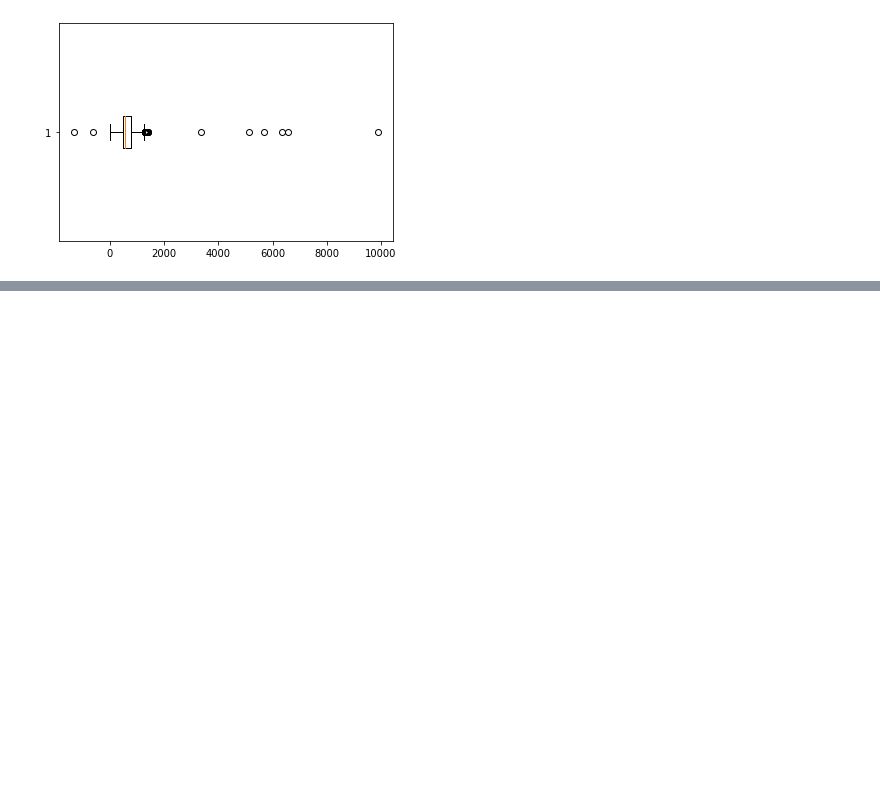
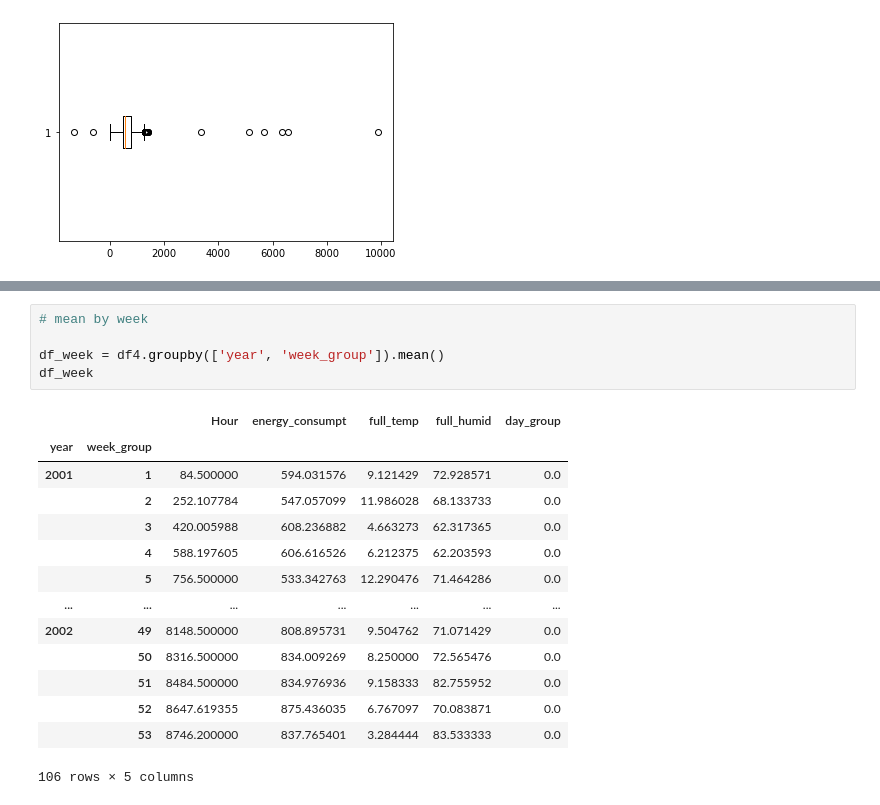
Before and after one commit to GianRojas/CrystalTEC-EnergyData, a Jupyter notebook: main.ipynb, the cells around one changed output, grey strips where cells are left out. Drawn from its saved outputs; the diff is of its cells as text; blank space fills up the shorter version.

```diff
--- a/main.ipynb
+++ b/main.ipynb
@@ -215,0 +336,20 @@ df2.describe()
+# %%
+# mean by week
+
+df_week = df4.groupby(['year', 'week_group']).mean()
+df_week
+# %% [output]
+|  |  | Hour | energy_consumpt | full_temp | full_humid | day_group |
+| year | week_group |  |  |  |  |  |
+| 2001 | 1 | 84.500000 | 594.031576 | 9.121429 | 72.928571 | 0.0 |
+|  | 2 | 252.107784 | 547.057099 | 11.986028 | 68.133733 | 0.0 |
+|  | 3 | 420.005988 | 608.236882 | 4.663273 | 62.317365 | 0.0 |
+|  | 4 | 588.197605 | 606.616526 | 6.212375 | 62.203593 | 0.0 |
+|  | 5 | 756.500000 | 533.342763 | 12.290476 | 71.464286 | 0.0 |
+| ... | ... | ... | ... | ... | ... | ... |
+| 2002 | 49 | 8148.500000 | 808.895731 | 9.504762 | 71.071429 | 0.0 |
+|  | 50 | 8316.500000 | 834.009269 | 8.250000 | 72.565476 | 0.0 |
+|  | 51 | 8484.500000 | 834.976936 | 9.158333 | 82.755952 | 0.0 |
+|  | 52 | 8647.619355 | 875.436035 | 6.767097 | 70.083871 | 0.0 |
+|  | 53 | 8746.200000 | 837.765401 | 3.284444 | 83.533333 | 0.0 |
+106 rows × 5 columns
```
Also changed, not shown: parts of 15 cells of this notebook.
